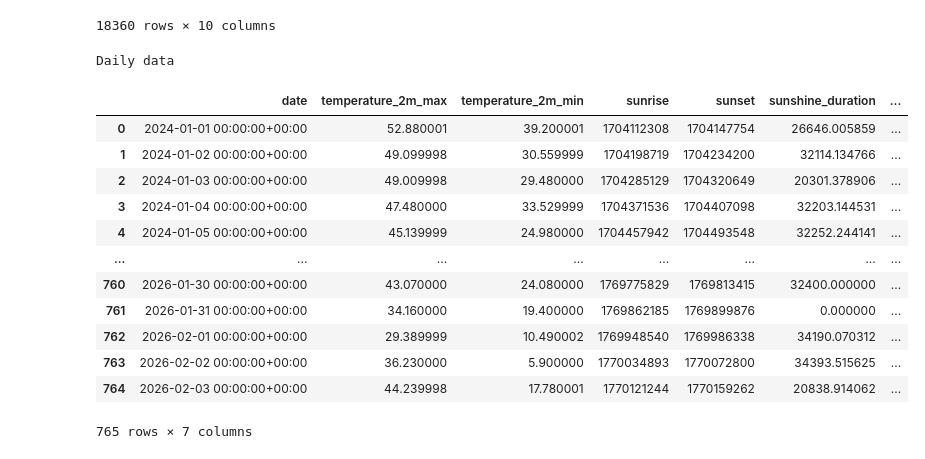
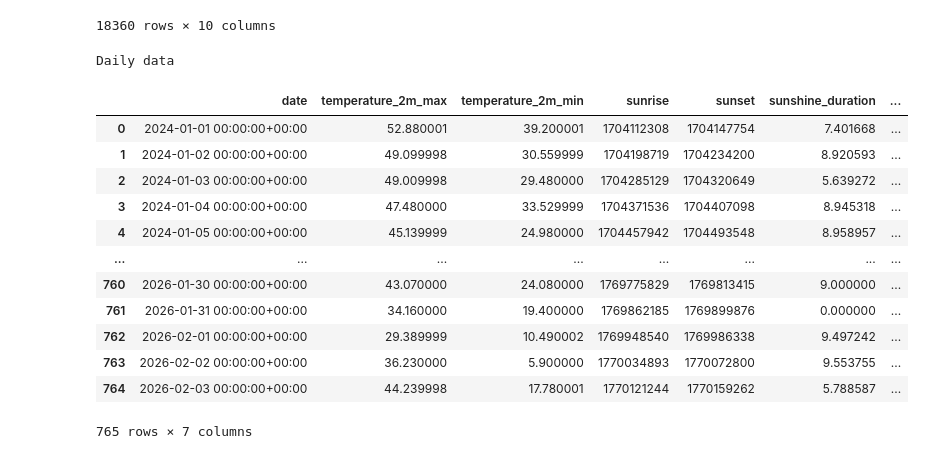
Before and after one commit to Murphysics1/solar_project, a Jupyter notebook: weather_historical.ipynb, the cells around one changed output. Cells and saved outputs as stored; diff of their text form; code cells hidden in the pictures.

```diff
--- a/weather_historical.ipynb
+++ b/weather_historical.ipynb
@@ -91,42 +97,42 @@ Hourly data
 # %%
 # Process daily data. The order of variables needs to be the same as requested.
 daily = response.Daily()
 daily_temperature_2m_max = daily.Variables(0).ValuesAsNumpy()
 daily_temperature_2m_min = daily.Variables(1).ValuesAsNumpy()
 daily_sunrise = daily.Variables(2).ValuesInt64AsNumpy()
 daily_sunset = daily.Variables(3).ValuesInt64AsNumpy()
-daily_sunshine_duration = daily.Variables(4).ValuesAsNumpy()
-daily_daylight_duration = daily.Variables(5).ValuesAsNumpy()
+daily_sunshine_duration = daily.Variables(4).ValuesAsNumpy()/3600
+daily_daylight_duration = daily.Variables(5).ValuesAsNumpy()/3600
 
 daily_data = {"date": pd.date_range(
 	start = pd.to_datetime(daily.Time(), unit = "s", utc = True),
 	end =  pd.to_datetime(daily.TimeEnd(), unit = "s", utc = True),
 	freq = pd.Timedelta(seconds = daily.Interval()),
 	inclusive = "left"
 )}
 
 daily_data["temperature_2m_max"] = daily_temperature_2m_max
 daily_data["temperature_2m_min"] = daily_temperature_2m_min
 daily_data["sunrise"] = daily_sunrise
 daily_data["sunset"] = daily_sunset
 daily_data["sunshine_duration"] = daily_sunshine_duration
 daily_data["daylight_duration"] = daily_daylight_duration
 
 daily_dataframe = pd.DataFrame(data = daily_data)
 print("\nDaily data\n")
 daily_dataframe
 # %% [output]
 Daily data
 |  | date | temperature_2m_max | temperature_2m_min | sunrise | sunset | sunshine_duration | ... |
-| 0 | 2024-01-01 00:00:00+00:00 | 52.880001 | 39.200001 | 1704112308 | 1704147754 | 26646.005859 | ... |
-| 1 | 2024-01-02 00:00:00+00:00 | 49.099998 | 30.559999 | 1704198719 | 1704234200 | 32114.134766 | ... |
-| 2 | 2024-01-03 00:00:00+00:00 | 49.009998 | 29.480000 | 1704285129 | 1704320649 | 20301.378906 | ... |
-| 3 | 2024-01-04 00:00:00+00:00 | 47.480000 | 33.529999 | 1704371536 | 1704407098 | 32203.144531 | ... |
-| 4 | 2024-01-05 00:00:00+00:00 | 45.139999 | 24.980000 | 1704457942 | 1704493548 | 32252.244141 | ... |
+| 0 | 2024-01-01 00:00:00+00:00 | 52.880001 | 39.200001 | 1704112308 | 1704147754 | 7.401668 | ... |
+| 1 | 2024-01-02 00:00:00+00:00 | 49.099998 | 30.559999 | 1704198719 | 1704234200 | 8.920593 | ... |
+| 2 | 2024-01-03 00:00:00+00:00 | 49.009998 | 29.480000 | 1704285129 | 1704320649 | 5.639272 | ... |
+| 3 | 2024-01-04 00:00:00+00:00 | 47.480000 | 33.529999 | 1704371536 | 1704407098 | 8.945318 | ... |
+| 4 | 2024-01-05 00:00:00+00:00 | 45.139999 | 24.980000 | 1704457942 | 1704493548 | 8.958957 | ... |
 | ... | ... | ... | ... | ... | ... | ... | ... |
-| 760 | 2026-01-30 00:00:00+00:00 | 43.070000 | 24.080000 | 1769775829 | 1769813415 | 32400.000000 | ... |
+| 760 | 2026-01-30 00:00:00+00:00 | 43.070000 | 24.080000 | 1769775829 | 1769813415 | 9.000000 | ... |
 | 761 | 2026-01-31 00:00:00+00:00 | 34.160000 | 19.400000 | 1769862185 | 1769899876 | 0.000000 | ... |
-| 762 | 2026-02-01 00:00:00+00:00 | 29.389999 | 10.490002 | 1769948540 | 1769986338 | 34190.070312 | ... |
-| 763 | 2026-02-02 00:00:00+00:00 | 36.230000 | 5.900000 | 1770034893 | 1770072800 | 34393.515625 | ... |
-| 764 | 2026-02-03 00:00:00+00:00 | 44.239998 | 17.780001 | 1770121244 | 1770159262 | 20838.914062 | ... |
+| 762 | 2026-02-01 00:00:00+00:00 | 29.389999 | 10.490002 | 1769948540 | 1769986338 | 9.497242 | ... |
+| 763 | 2026-02-02 00:00:00+00:00 | 36.230000 | 5.900000 | 1770034893 | 1770072800 | 9.553755 | ... |
+| 764 | 2026-02-03 00:00:00+00:00 | 44.239998 | 17.780001 | 1770121244 | 1770159262 | 5.788587 | ... |
 765 rows × 7 columns
```
Also changed, not shown: parts of 2 cells of this notebook, 4 other files.
